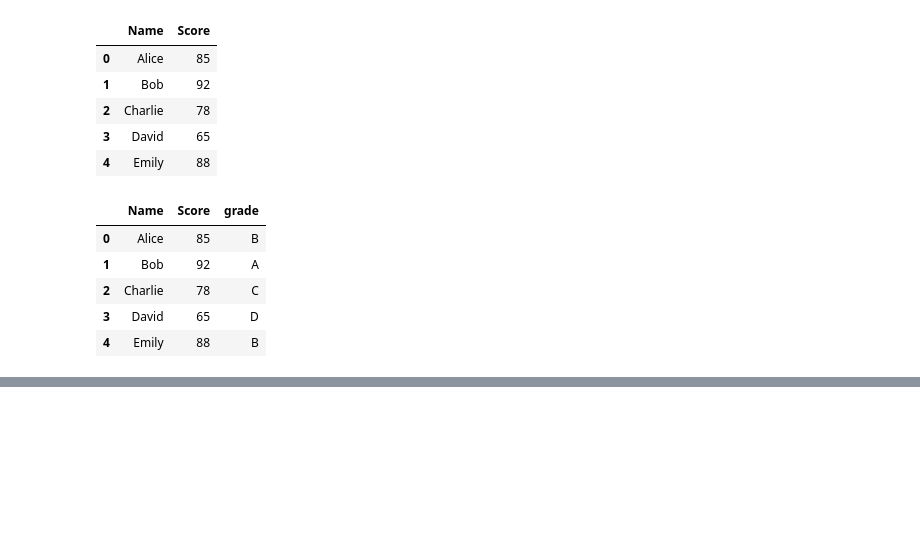
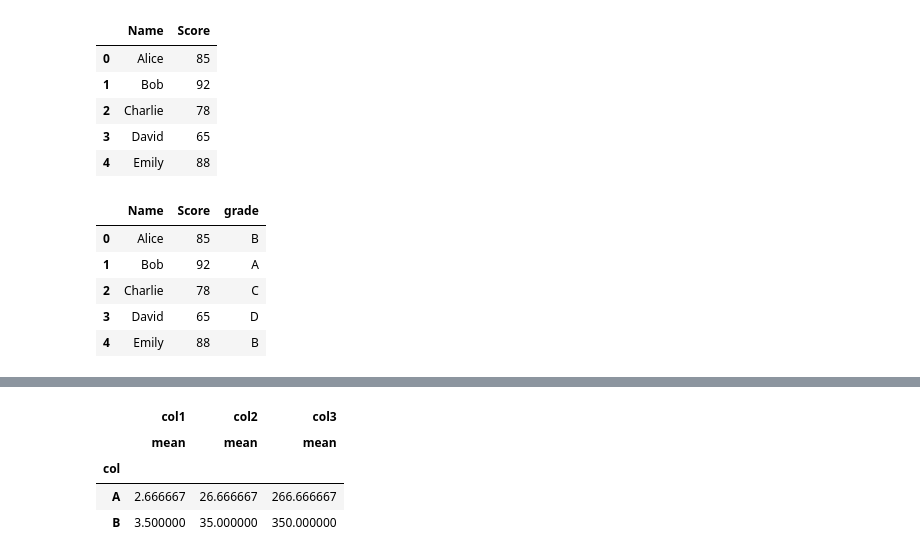
Before and after one commit to welcomeglory/Python, a Jupyter notebook: 07_24.ipynb, the cells around one changed output, grey strips where cells are left out. Cells and saved outputs as stored; diff of their text form; code cells hidden in the pictures; blank space fills up the shorter version.

```diff
--- a/07_24.ipynb
+++ b/07_24.ipynb
@@ -137,0 +172,8 @@ df
+# %%
+groups.agg(['mean'])
+# %% [output]
+|  | col1 | col2 | col3 |
+|  | mean | mean | mean |
+| col |  |  |  |
+| A | 2.666667 | 26.666667 | 266.666667 |
+| B | 3.500000 | 35.000000 | 350.000000 |
```
Also changed, not shown: parts of 6 cells of this notebook.
